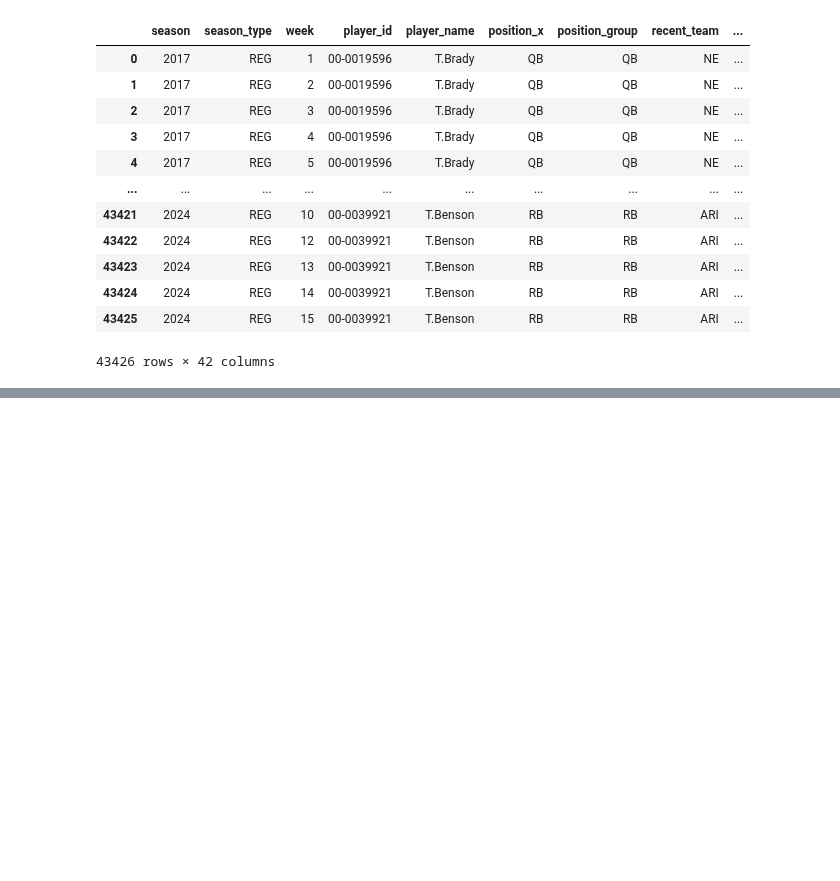
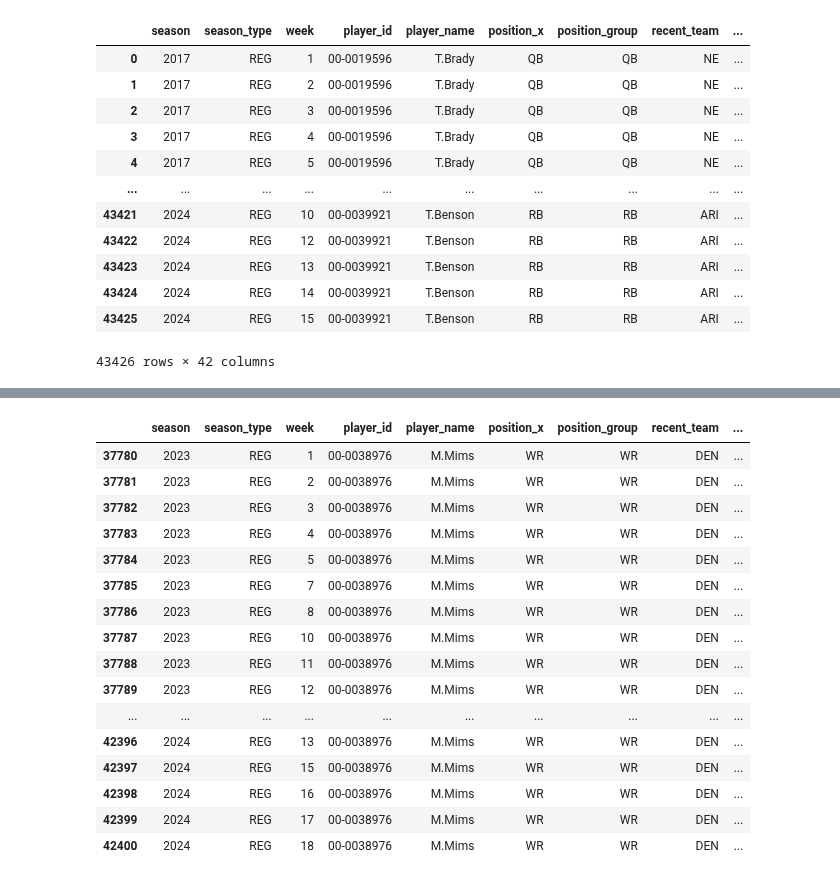
Before and after one commit to ARCtechmo/fanfav, a Jupyter notebook: wr_df.ipynb, the cells around one changed output, grey strips where cells are left out. Saved outputs shown, nothing was run; the diff lists cells and outputs as text; code cells hidden in the pictures; blank space fills up the shorter version.

Commit message:
added wr weekly stats to the data frame; dataframe now as wr ids and weekly stats; next task is to addd in the next-gen stats data

```diff
--- a/wr_df.ipynb
+++ b/wr_df.ipynb
@@ -106,3 +92,11 @@ display(all_players_id_data)
 | 43424 | 2024 | REG | 14 | 00-0039921 | T.Benson | RB | RB | ARI | ... |
 | 43425 | 2024 | REG | 15 | 00-0039921 | T.Benson | RB | RB | ARI | ... |
 43426 rows × 42 columns
+# %%
+## Output: a dataframe of all nfl WR and their associated ids for each week of each season since 2017
+# extract WR from the dataframe
+# Create a new dataframe with only wide receivers
+wide_receiver_ids = all_players_id_data[all_players_id_data['position_x'] == 'WR']
+
+# Display the resulting dataframe for review
+# display(wide_receiver_ids)
@@ -108,0 +132,29 @@ display(all_players_id_data)
+# %%
+## TEST ##
+# Compare player_id to gsis_id from import_ngs_data()
+
+wr_id = '00-0038976'  # Replace with the desired player_id
+
+# Filter the dataframe for the matching player_id
+player_data = wide_receiver_ids[wide_receiver_ids['player_id'] == wr_id]
+
+# Display the player's weekly data
+display(player_data)
+# %% [output]
+|  | season | season_type | week | player_id | player_name | position_x | position_group | recent_team | ... |
+| 37780 | 2023 | REG | 1 | 00-0038976 | M.Mims | WR | WR | DEN | ... |
+| 37781 | 2023 | REG | 2 | 00-0038976 | M.Mims | WR | WR | DEN | ... |
+| 37782 | 2023 | REG | 3 | 00-0038976 | M.Mims | WR | WR | DEN | ... |
+| 37783 | 2023 | REG | 4 | 00-0038976 | M.Mims | WR | WR | DEN | ... |
+| 37784 | 2023 | REG | 5 | 00-0038976 | M.Mims | WR | WR | DEN | ... |
+| 37785 | 2023 | REG | 7 | 00-0038976 | M.Mims | WR | WR | DEN | ... |
+| 37786 | 2023 | REG | 8 | 00-0038976 | M.Mims | WR | WR | DEN | ... |
+| 37787 | 2023 | REG | 10 | 00-0038976 | M.Mims | WR | WR | DEN | ... |
+| 37788 | 2023 | REG | 11 | 00-0038976 | M.Mims | WR | WR | DEN | ... |
+| 37789 | 2023 | REG | 12 | 00-0038976 | M.Mims | WR | WR | DEN | ... |
+| ... | ... | ... | ... | ... | ... | ... | ... | ... | ... |
+| 42396 | 2024 | REG | 13 | 00-0038976 | M.Mims | WR | WR | DEN | ... |
+| 42397 | 2024 | REG | 15 | 00-0038976 | M.Mims | WR | WR | DEN | ... |
+| 42398 | 2024 | REG | 16 | 00-0038976 | M.Mims | WR | WR | DEN | ... |
+| 42399 | 2024 | REG | 17 | 00-0038976 | M.Mims | WR | WR | DEN | ... |
+| 42400 | 2024 | REG | 18 | 00-0038976 | M.Mims | WR | WR | DEN | ... |
```
Also changed, not shown: parts of 8 cells of this notebook.
